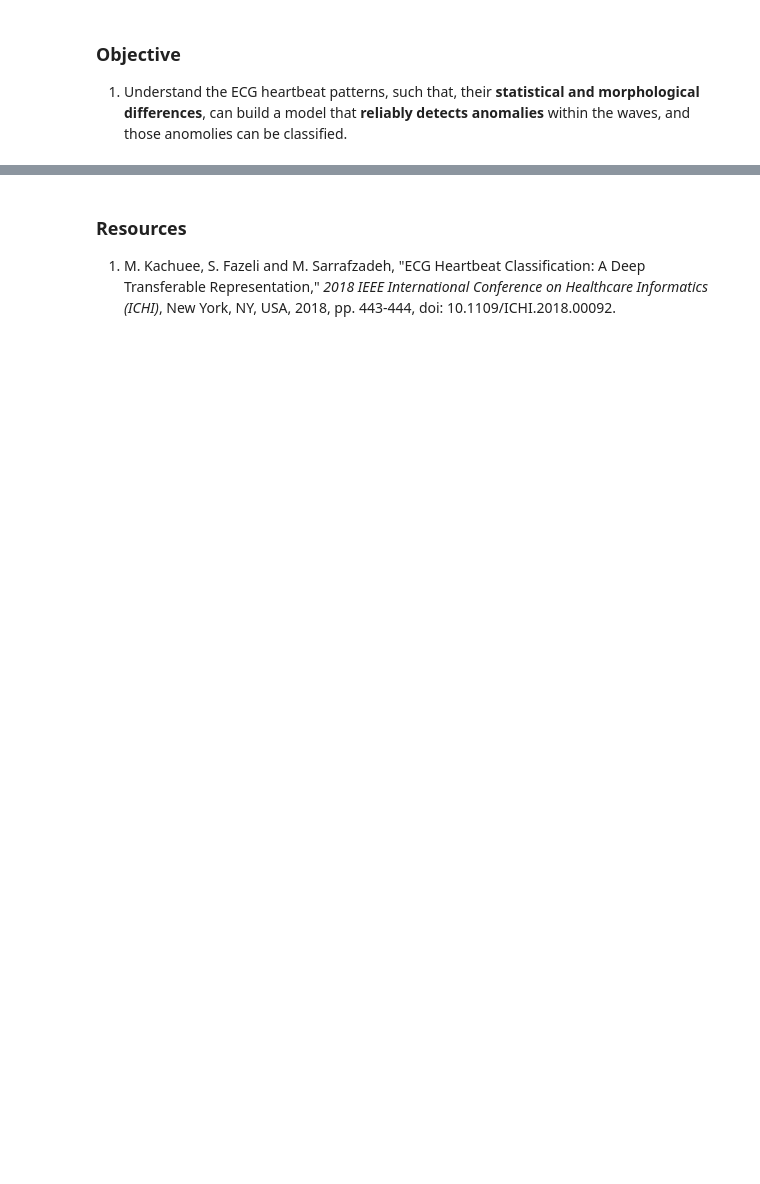
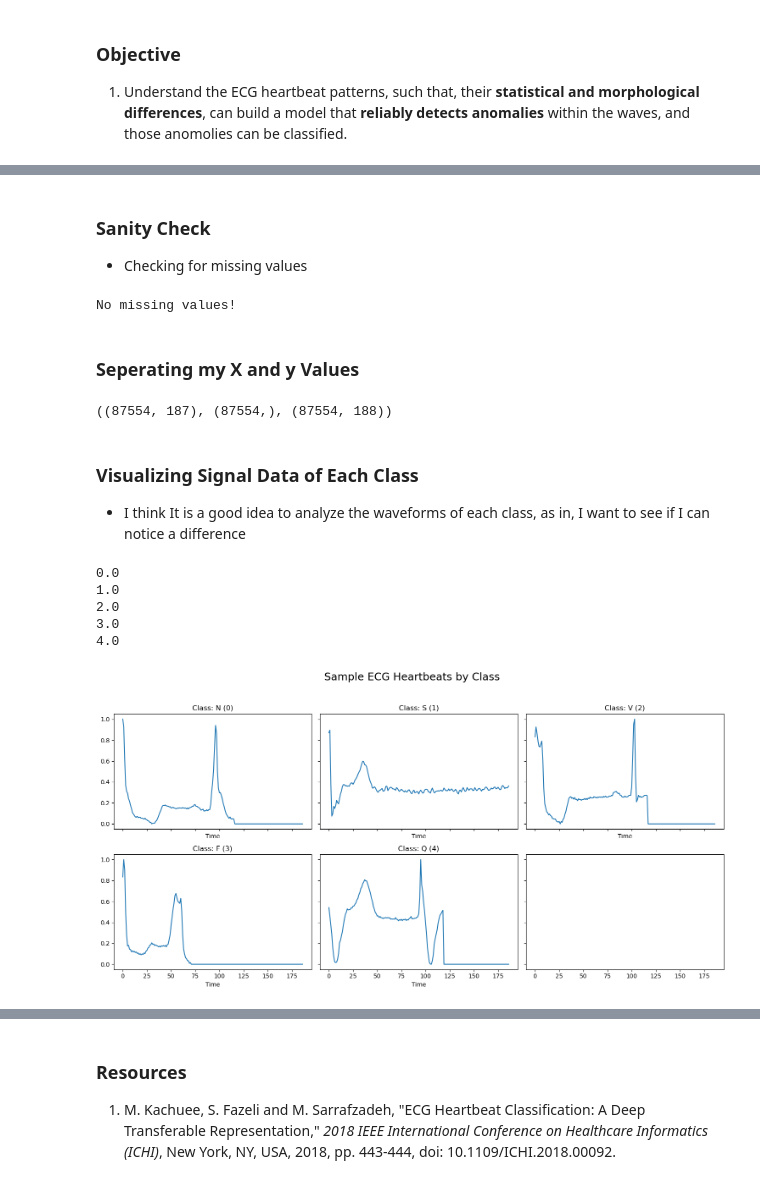
Before and after one commit to Shenukp1/MachineLearningPortfolio, a Jupyter notebook: ECG_Classification/EDA.ipynb, the cells around one changed output, grey strips where cells are left out. Drawn from its saved outputs; the diff is of its cells as text; code cells hidden in the pictures; blank space fills up the shorter version.

```diff
--- a/ECG_Classification/EDA.ipynb
+++ b/ECG_Classification/EDA.ipynb
@@ -27,0 +117,60 @@ These shapes are what the machine learning model will learn to predict what is _
+# %% [markdown]
+### Sanity Check
+- Checking for missing values
+# %%
+missing_value_count = mitbih_train_df.isna().sum()
+missing_value_count
+assert missing_value_count.sum() == 0
+print("No missing values!")
+# %% [output]
+No missing values!
+# %% [markdown]
+### Seperating my X and y Values
+# %%
+# Get everything EXCEPT the last column
+LABEL_COL = 187
+X = mitbih_train_df.iloc[:, :-1].values
+y = mitbih_train_df[LABEL_COL].values
+X.shape, y.shape, mitbih_train_df.shape
+# %% [output]
+((87554, 187), (87554,), (87554, 188))
+# %% [markdown]
+### Visualizing Signal Data of Each Class
+- I think It is a good idea to analyze the waveforms of each class, as in, I want to see if I can notice a difference
+# %%
+# Since we have 5 classes, we can make the subplot grid 5 columns long
+
+fig, axes = plt.subplots(nrows=2, ncols=3, figsize=(15, 8), sharex=True, sharey=True)
+# Makes it into a 1D array of list of items instead, probs dont need this because its already 1x6 but I always do this lol
+axes = axes.flatten()
+
+# Basically we are getting all the rows group by the last column(labels)
+for ax, (label, group) in zip(axes, mitbih_train_df.groupby(LABEL_COL)):
+    # Now we can grab a random sample from the group
+    # We dont want a dataframe so we do .iloc[0,:-1],
+    # The 0 is there because pandas makes it a dataframe
+    # so we grab that row out of the dataframe and makes it into a series
+    # then we get all the values up until the last column(which are
+    # the labels)
+
+    print(label)
+    signal = group.sample(
+        n=1,
+        random_state=5,
+    ).iloc[0, :-1]
+
+    # Plot
+    ax.plot(signal)
+    ax.set_title(f"Class: {CLASSES[label]} ({int(label)})")
+    ax.set_xlabel("Time")
+
+fig.suptitle("Sample ECG Heartbeats by Class", fontsize=18)
+plt.tight_layout(rect=[0, 0.03, 1, 0.95])
+plt.show()
+# %% [output]
+0.0
+1.0
+2.0
+3.0
+4.0
+[figure, added]
```
Also changed, not shown: parts of 22 cells of this notebook, 4 other files.
